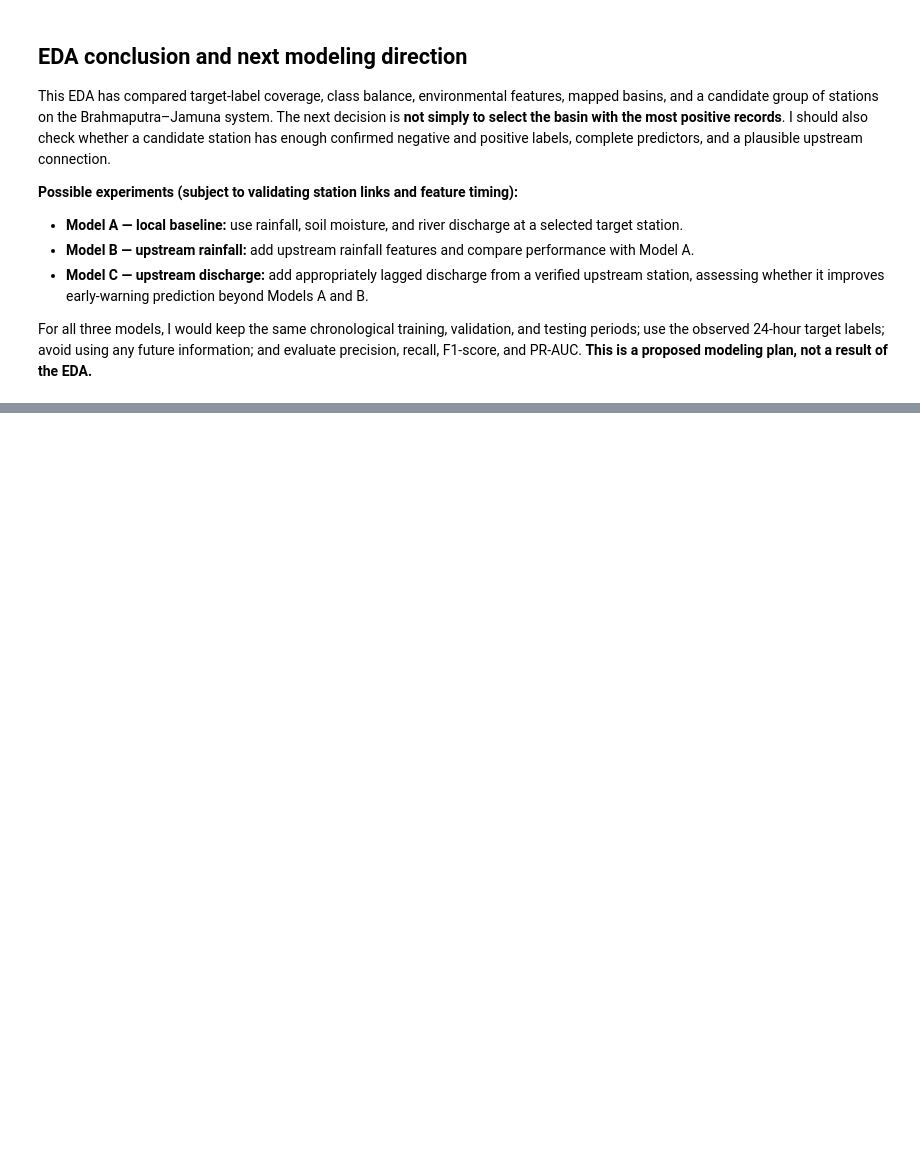
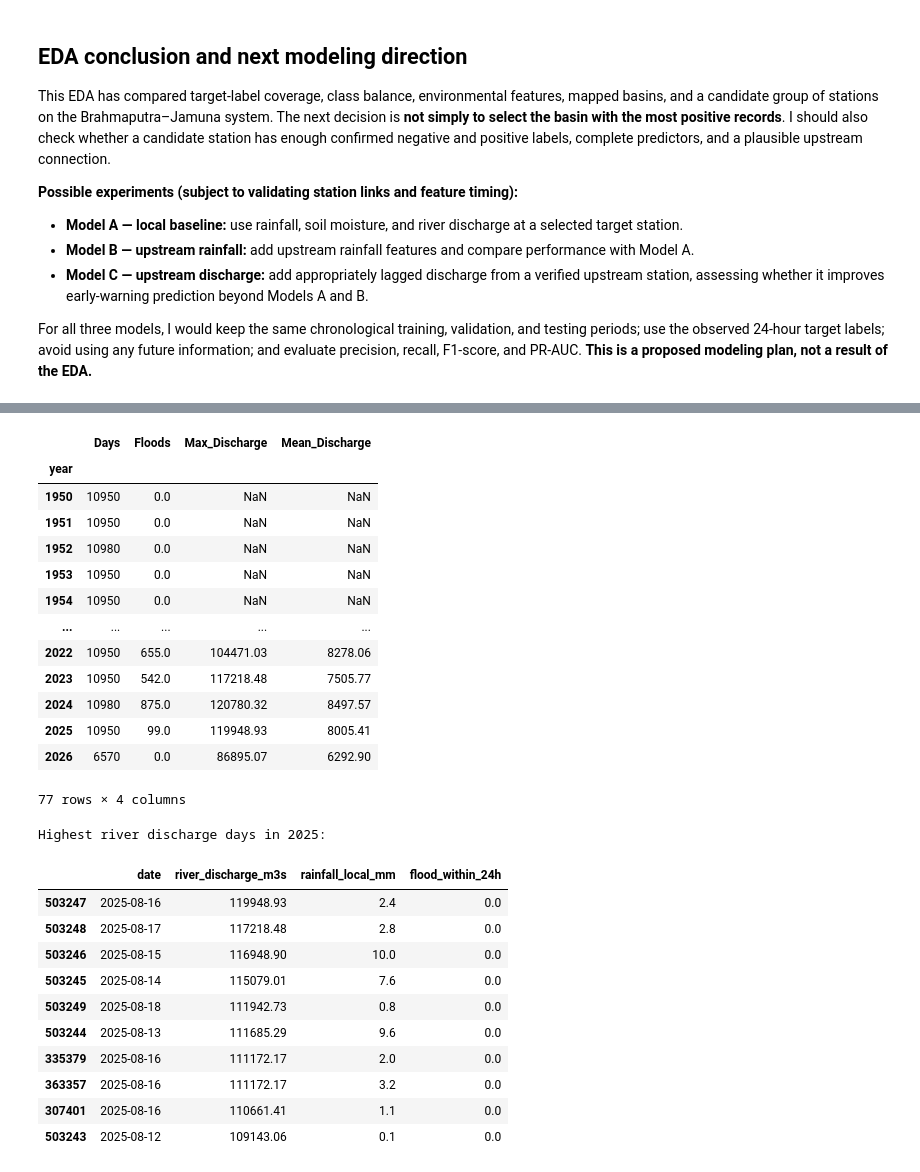
Before and after one commit to Burzo572/dsb_project, a Jupyter notebook: CapStoneProjectJankoBurzanovicEDA_Explained.ipynb, the cells around one changed output, grey strips where cells are left out. Saved outputs shown, nothing was run; the diff lists cells and outputs as text; code cells hidden in the pictures; blank space fills up the shorter version.

```diff
--- a/CapStoneProjectJankoBurzanovicEDA_Explained.ipynb
+++ b/CapStoneProjectJankoBurzanovicEDA_Explained.ipynb
@@ -2371,0 +2413,49 @@ For all three models, I would keep the same chronological training, validation,
+# %%
+# Compare flood labels and river discharge by year
+df["year"] = df["date"].dt.year
+
+yearly_check = df.groupby("year").agg(
+    Days=("date", "count"),
+    Floods=("flood_within_24h", "sum"),
+    Max_Discharge=("river_discharge_m3s", "max"),
+    Mean_Discharge=("river_discharge_m3s", "mean"))
+
+display(yearly_check.round(2))
+
+# Examine the highest river discharge days in 2025
+print("Highest river discharge days in 2025:")
+
+top_2025 = df[df["year"] == 2025].nlargest(10, "river_discharge_m3s")
+
+display(top_2025[[
+    "date",
+    "river_discharge_m3s",
+    "rainfall_local_mm",
+    "flood_within_24h"]])
+# %% [output]
+|  | Days | Floods | Max_Discharge | Mean_Discharge |
+| year |  |  |  |  |
+| 1950 | 10950 | 0.0 | NaN | NaN |
+| 1951 | 10950 | 0.0 | NaN | NaN |
+| 1952 | 10980 | 0.0 | NaN | NaN |
+| 1953 | 10950 | 0.0 | NaN | NaN |
+| 1954 | 10950 | 0.0 | NaN | NaN |
+| ... | ... | ... | ... | ... |
+| 2022 | 10950 | 655.0 | 104471.03 | 8278.06 |
+| 2023 | 10950 | 542.0 | 117218.48 | 7505.77 |
+| 2024 | 10980 | 875.0 | 120780.32 | 8497.57 |
+| 2025 | 10950 | 99.0 | 119948.93 | 8005.41 |
+| 2026 | 6570 | 0.0 | 86895.07 | 6292.90 |
+77 rows × 4 columns
+Highest river discharge days in 2025:
+|  | date | river_discharge_m3s | rainfall_local_mm | flood_within_24h |
+| 503247 | 2025-08-16 | 119948.93 | 2.4 | 0.0 |
+| 503248 | 2025-08-17 | 117218.48 | 2.8 | 0.0 |
+| 503246 | 2025-08-15 | 116948.90 | 10.0 | 0.0 |
+| 503245 | 2025-08-14 | 115079.01 | 7.6 | 0.0 |
+| 503249 | 2025-08-18 | 111942.73 | 0.8 | 0.0 |
+| 503244 | 2025-08-13 | 111685.29 | 9.6 | 0.0 |
+| 335379 | 2025-08-16 | 111172.17 | 2.0 | 0.0 |
+| 363357 | 2025-08-16 | 111172.17 | 3.2 | 0.0 |
+| 307401 | 2025-08-16 | 110661.41 | 1.1 | 0.0 |
+| 503243 | 2025-08-12 | 109143.06 | 0.1 | 0.0 |
```
Also changed, not shown: parts of 4 cells of this notebook.
